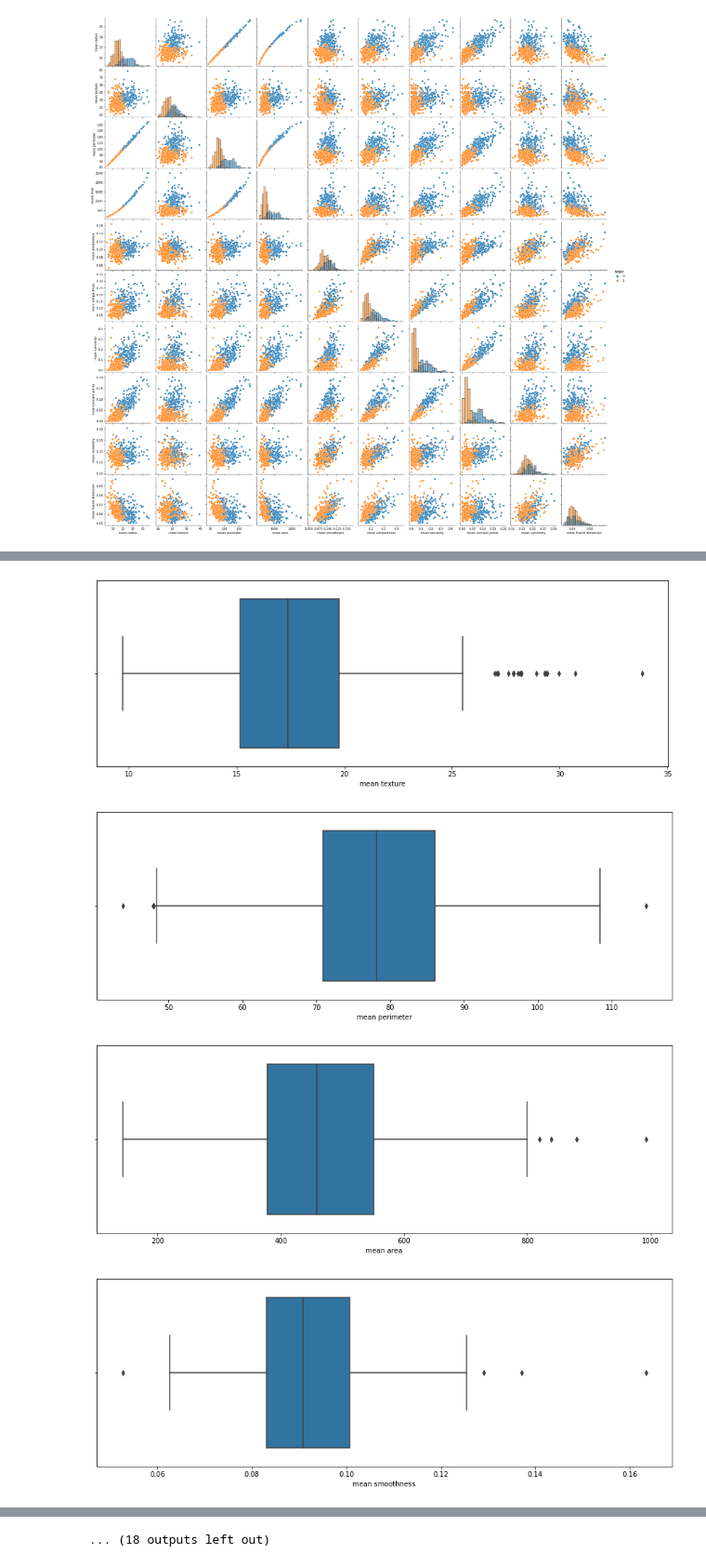
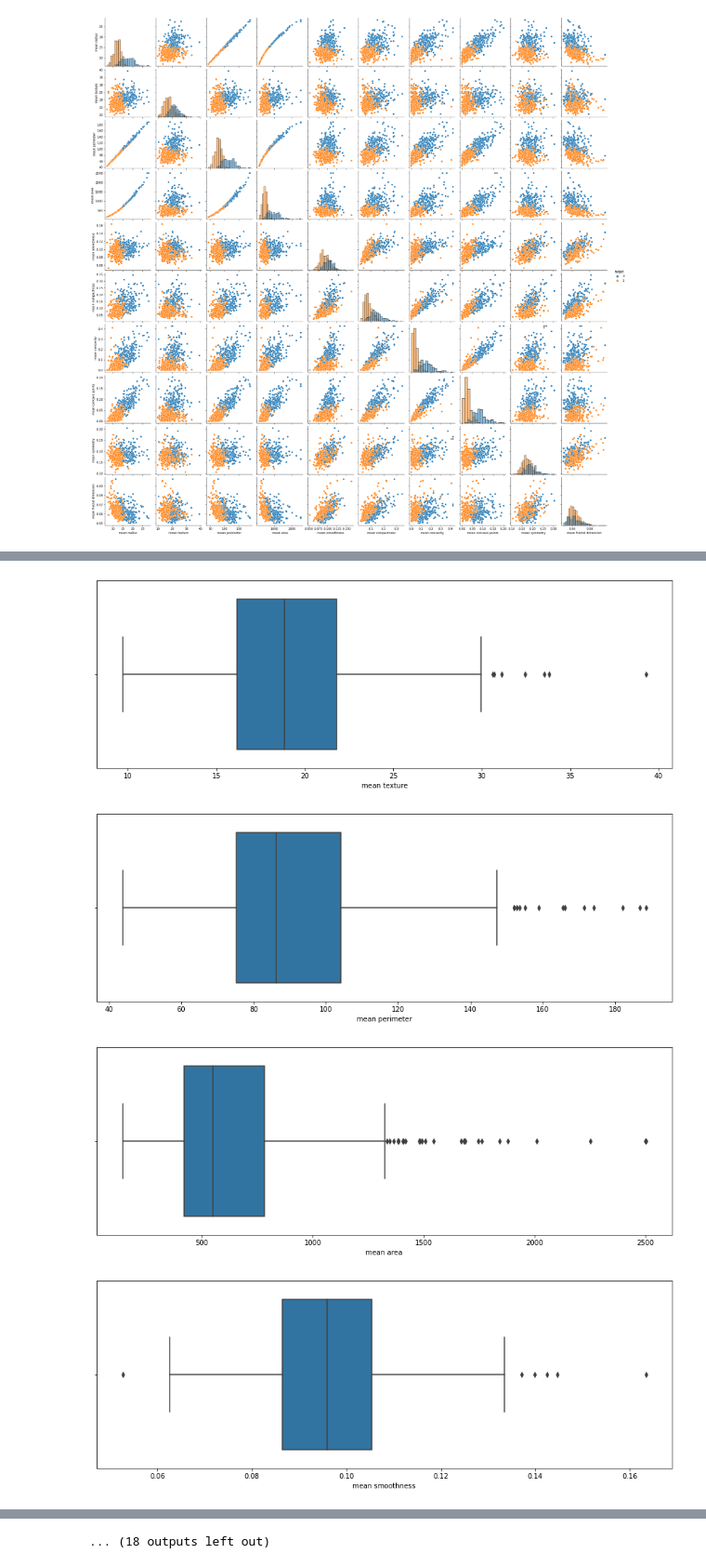
Before and after one commit to Rolkarolka/Classification-evaluation, a Jupyter notebook: Analysis.ipynb, the cells around one changed output, grey strips where cells are left out. Shown at 93% size. Drawn from its saved outputs; the diff is of its cells as text; code cells hidden in the pictures.

```diff
--- a/Analysis.ipynb
+++ b/Analysis.ipynb
@@ -79,8 +88,7 @@ sns.pairplot(data, vars = mean_vars, hue ='target', diag_kind = 'hist')
 <seaborn.axisgrid.PairGrid at 0x...>
 [figure]
 # %%
-benign = data[data["target"] == 1]
 for var in list(features.columns):
   fig, ax = plt.subplots(1, 1, figsize=(15, 5))
-  sns.boxplot(x=var, data=benign)
+  sns.boxplot(x=var, data=data)
 # %% [output]
@@ -88,4 +96,4 @@ for var in list(features.columns):
-[figure, old version]
+[figure, new version]
-[figure, old version]
+[figure, new version]
-[figure, old version]
+[figure, new version]
-[figure, old version]
+[figure, new version]
```
Also changed, not shown: parts of 4 cells of this notebook, 13 other files.
